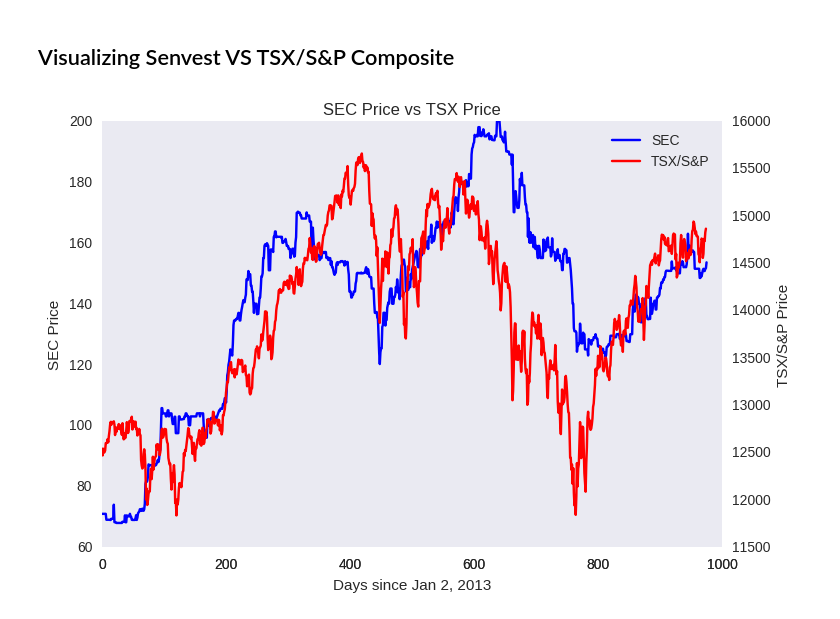
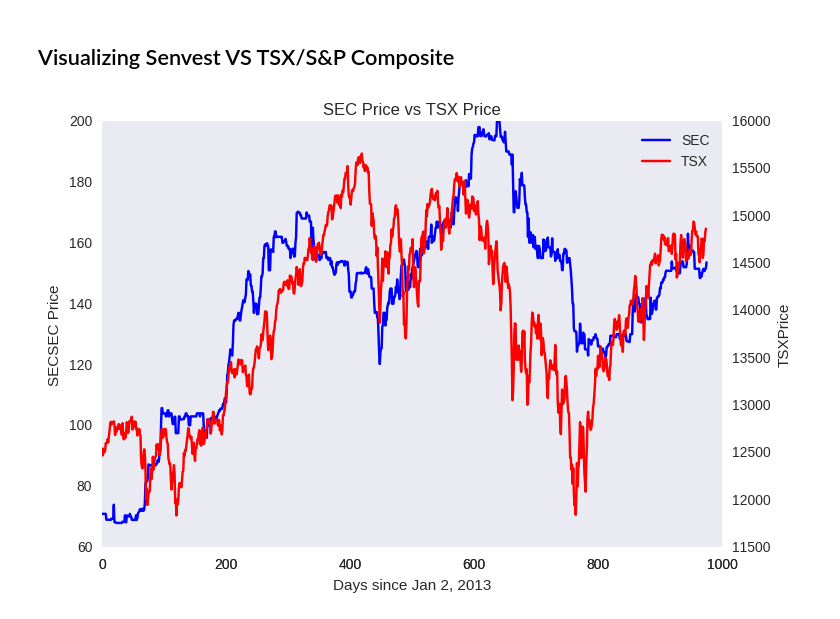
Before and after one commit to mattdeak/Senvest-Analysis, a Jupyter notebook: Senvest Capital Analysis.ipynb, the cells around one changed output. Drawn from its saved outputs; the diff is of its cells as text; code cells hidden in the pictures.

```diff
--- a/Senvest Capital Analysis.ipynb
+++ b/Senvest Capital Analysis.ipynb
@@ -20,10 +21,14 @@ tsx = pd.read_csv(filepath + 'TSX.csv')
 # %%
 ##Reverse column order (so years are in correct order)
+def fix_financial_dataframe(df):
+    fixed = df.reindex(df.index[::-1])
+    fixed.index = range(len(fixed))
+    return fixed
+
 fin_df = fin_df.ix[::,::-1]
-stock_info = sec.reindex(sec.index[::-1])
-stock_info.index = range(len(stock_info))
-tsx_info = tsx.iloc[::-1]
-tsx_info.index = range(len(tsx_info))
+stock_info = fix_financial_dataframe(sec)
+tsx_info = fix_financial_dataframe(tsx)
+russell2000 = fix_financial_dataframe(rus2000)
 
 ##Split operational and financial info
 operation_info = fin_df.transpose()[fin_df.index[:3]]
@@ -110,25 +135,28 @@ This was calculated via the formula: covar(% Change in SEC Price, % Change in TS
 # %% [markdown]
 ## Visualizing Senvest VS TSX/S&P Composite
 # %%
-figure = plt.figure()
-ax1 = figure.add_subplot(111)
-line1, = ax1.plot(stock_info['Close'],'xb-')
-ylabel("SEC Price")
+def plot_against_index(company,index,company_name,index_name):
+    figure = plt.figure()
+    ax1 = figure.add_subplot(111)
+    line1, = ax1.plot(company['Adj Close'],'xb-')
+    ylabel(company_name + "SEC Price")
 
 
-ax2 = figure.add_subplot(111,sharex=ax1,frameon=False)
-line2, = ax2.plot(tsx_info['Close'],'xr-')
-ax2.yaxis.tick_right()
-ax2.yaxis.set_label_position("right")
-ylabel("TSX/S&P Price")
-legend((line1,line2),('SEC','TSX/S&P'))
+    ax2 = figure.add_subplot(111,sharex=ax1,frameon=False)
+    line2, = ax2.plot(index['Adj Close'],'xr-')
+    ax2.yaxis.tick_right()
+    ax2.yaxis.set_label_position("right")
+    ylabel(index_name +  "Price")
+    legend((line1,line2),(company_name,index_name))
 
 
-plt.xlabel("Days since Jan 2, 2013")
+    plt.xlabel("Days since Jan 2, 2013")
 
-ax1.grid(False)
-ax2.grid(False)
-plt.title("SEC Price vs TSX Price")
-show()
+    ax1.grid(False)
+    ax2.grid(False)
+    plt.title("{} Price vs {} Price".format(company_name,index_name))
+    show()
-# %% [output]
-[figure, removed]
+# %%
+plot_against_index(stock_info,tsx_info,"SEC","TSX")
+# %% [output]
+[figure, added]
```
Also changed, not shown: parts of 5 cells of this notebook.
